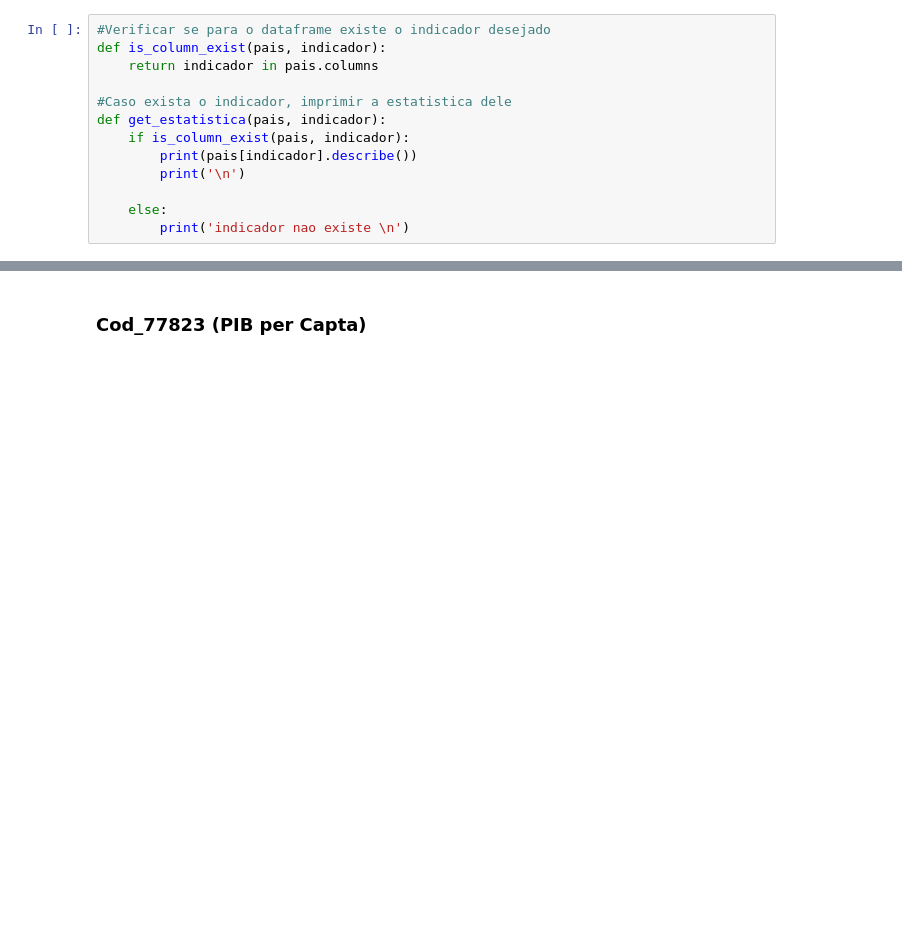
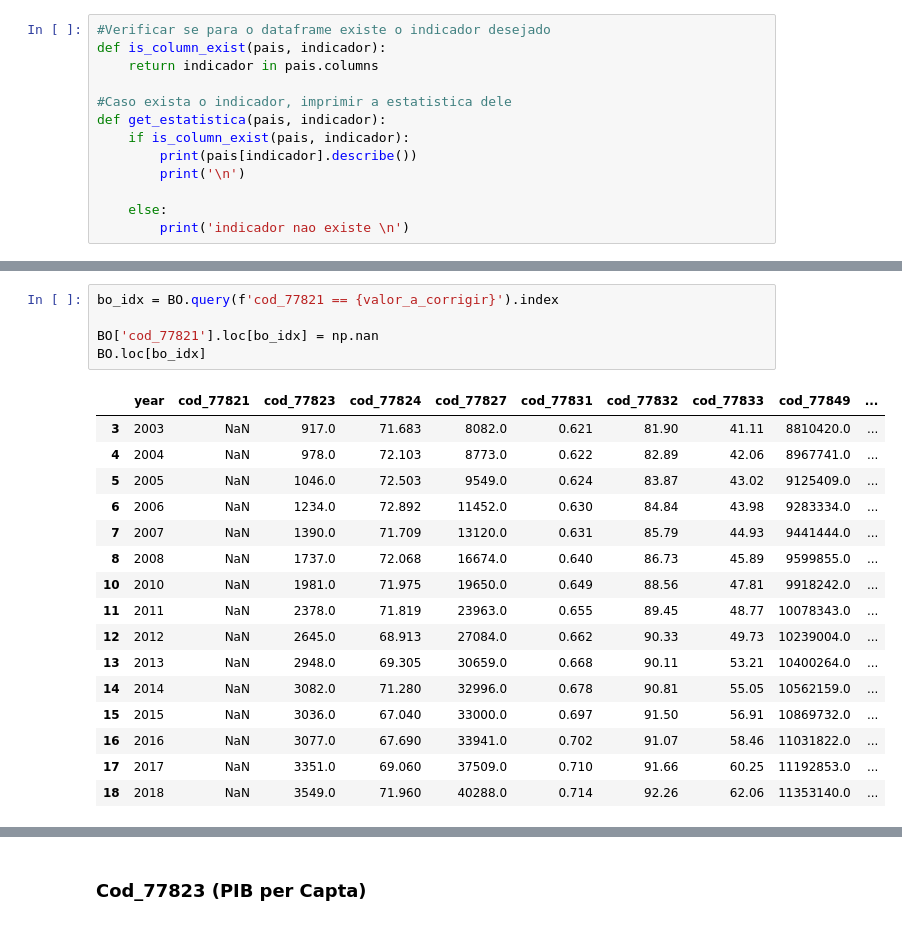
Before and after one commit to JohnnyYamanaka/data-science-portfolio, a Jupyter notebook: analisando-indicadores-IBGE/notebooks/limpeza-dos-dados.ipynb, the cells around one changed output, grey strips where cells are left out. Saved outputs shown, nothing was run; the diff lists cells and outputs as text; blank space fills up the shorter version.

```diff
--- a/analisando-indicadores-IBGE/notebooks/limpeza-dos-dados.ipynb
+++ b/analisando-indicadores-IBGE/notebooks/limpeza-dos-dados.ipynb
@@ -395,0 +361,22 @@ VE:  0.9999
+# %%
+bo_idx = BO.query(f'cod_77821 == {valor_a_corrigir}').index
+
+BO['cod_77821'].loc[bo_idx] = np.nan
+BO.loc[bo_idx]
+# %% [output]
+|  | year | cod_77821 | cod_77823 | cod_77824 | cod_77827 | cod_77831 | cod_77832 | cod_77833 | cod_77849 | ... |
+| 3 | 2003 | NaN | 917.0 | 71.683 | 8082.0 | 0.621 | 81.90 | 41.11 | 8810420.0 | ... |
+| 4 | 2004 | NaN | 978.0 | 72.103 | 8773.0 | 0.622 | 82.89 | 42.06 | 8967741.0 | ... |
+| 5 | 2005 | NaN | 1046.0 | 72.503 | 9549.0 | 0.624 | 83.87 | 43.02 | 9125409.0 | ... |
+| 6 | 2006 | NaN | 1234.0 | 72.892 | 11452.0 | 0.630 | 84.84 | 43.98 | 9283334.0 | ... |
+| 7 | 2007 | NaN | 1390.0 | 71.709 | 13120.0 | 0.631 | 85.79 | 44.93 | 9441444.0 | ... |
+| 8 | 2008 | NaN | 1737.0 | 72.068 | 16674.0 | 0.640 | 86.73 | 45.89 | 9599855.0 | ... |
+| 10 | 2010 | NaN | 1981.0 | 71.975 | 19650.0 | 0.649 | 88.56 | 47.81 | 9918242.0 | ... |
+| 11 | 2011 | NaN | 2378.0 | 71.819 | 23963.0 | 0.655 | 89.45 | 48.77 | 10078343.0 | ... |
+| 12 | 2012 | NaN | 2645.0 | 68.913 | 27084.0 | 0.662 | 90.33 | 49.73 | 10239004.0 | ... |
+| 13 | 2013 | NaN | 2948.0 | 69.305 | 30659.0 | 0.668 | 90.11 | 53.21 | 10400264.0 | ... |
+| 14 | 2014 | NaN | 3082.0 | 71.280 | 32996.0 | 0.678 | 90.81 | 55.05 | 10562159.0 | ... |
+| 15 | 2015 | NaN | 3036.0 | 67.040 | 33000.0 | 0.697 | 91.50 | 56.91 | 10869732.0 | ... |
+| 16 | 2016 | NaN | 3077.0 | 67.690 | 33941.0 | 0.702 | 91.07 | 58.46 | 11031822.0 | ... |
+| 17 | 2017 | NaN | 3351.0 | 69.060 | 37509.0 | 0.710 | 91.66 | 60.25 | 11192853.0 | ... |
+| 18 | 2018 | NaN | 3549.0 | 71.960 | 40288.0 | 0.714 | 92.26 | 62.06 | 11353140.0 | ... |
```
Also changed, not shown: parts of 27 cells of this notebook, 14 other files.
